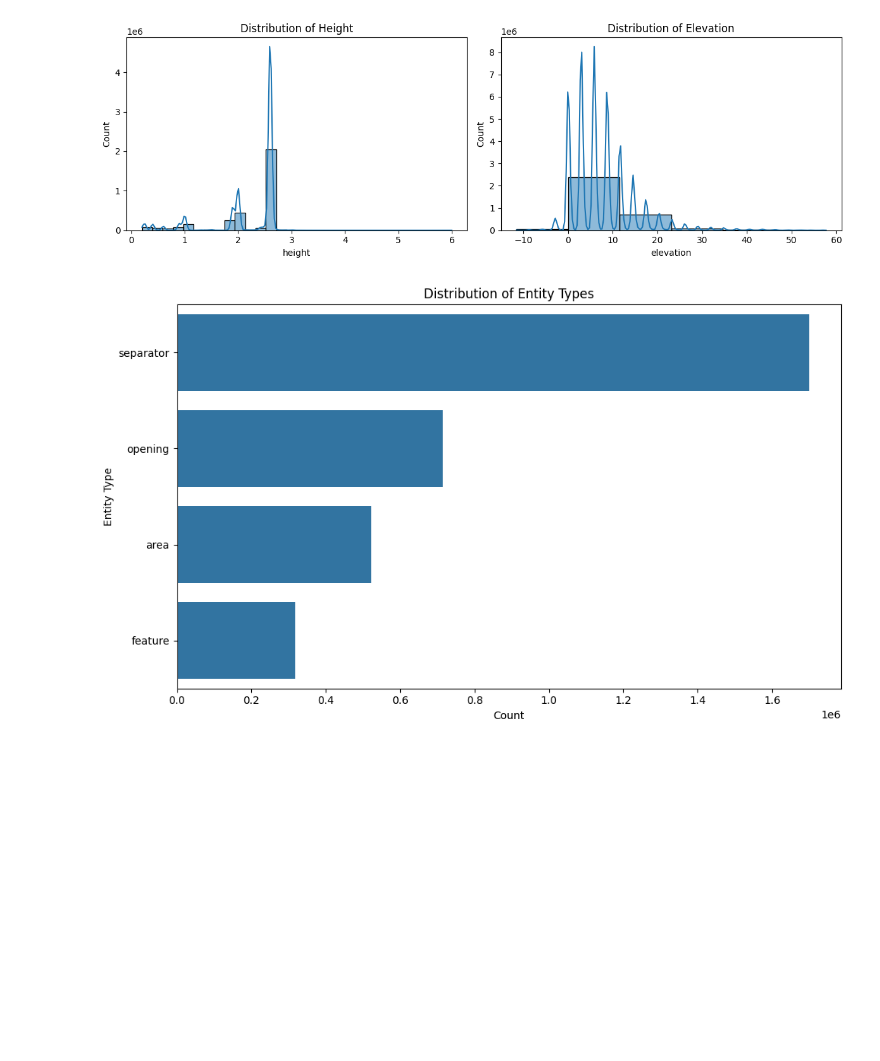
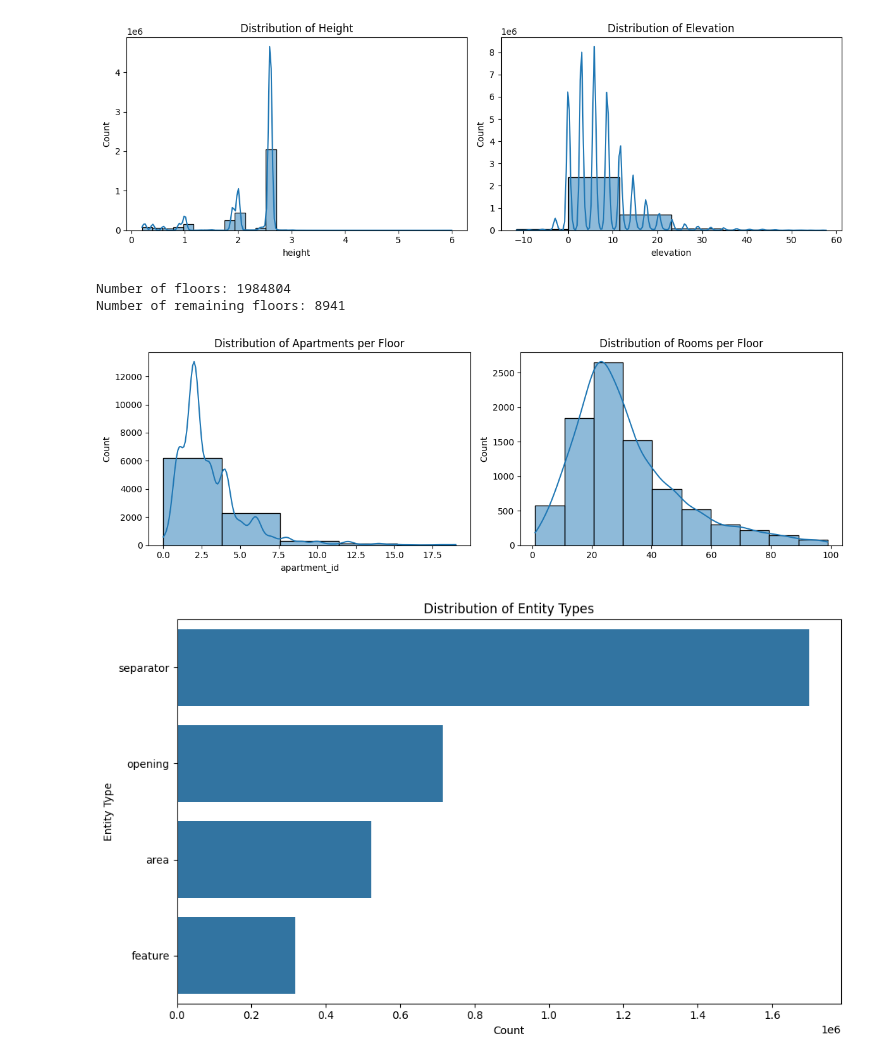
Before and after one commit to snt-arg/msd, a Jupyter notebook: NB - Data Curation 0 - Dataset Exploration.ipynb, the cells around one changed output. Cells and saved outputs as stored; diff of their text form; code cells hidden in the pictures; blank space fills up the shorter version.

Commit message:
add distribution of rooms and apartment per floor

```diff
--- a/NB - Data Curation 0 - Dataset Exploration.ipynb
+++ b/NB - Data Curation 0 - Dataset Exploration.ipynb
@@ -106,6 +106,48 @@ plt.tight_layout()
 plt.show()
 # %% [output]
 [figure]
+# %%
+print(f'Number of floors: {df.floor_id.count()}')
+
+#remove similar floors
+df = gdf.copy()
+
+one_per_plan_floor_ids = df.sort_values('elevation').groupby('plan_id').head(1)['floor_id'].values
+df = df[df['floor_id'].isin(one_per_plan_floor_ids)]
+
+# after plan id selection
+print(f'Number of remaining floors: {df.floor_id.nunique()}')
+
+# group by floor id and count the number of unique apartments_id
+apartments_per_floor = df.groupby(['floor_id'])['apartment_id'].nunique()
+
+# filter rows where entity_type is 'area'
+rooms = df[(df['entity_type'] == 'area')]
+# group by floor_id and count the number of rooms
+rooms_per_floor = rooms.groupby(['floor_id']).size()
+
+# filter floors with more than 500 apartments
+apartments_per_floor = apartments_per_floor[apartments_per_floor < 20]
+# filter floors with more than 500 apartments
+rooms_per_floor = rooms_per_floor[rooms_per_floor < 100]
+
+plt.figure(figsize=(12, 4))
+
+
+plt.subplot(1, 2, 1)
+sns.histplot(apartments_per_floor, bins=5, kde=True)
+plt.title("Distribution of Apartments per Floor")
+
+plt.subplot(1, 2, 2)
+sns.histplot(rooms_per_floor, bins=10, kde=True)
+plt.title("Distribution of Rooms per Floor")
+
+plt.tight_layout()
+plt.show()
+# %% [output]
+Number of floors: 1984804
+Number of remaining floors: 8941
+[figure, added]
 # %%
 entity_counts = gdf['entity_type'].value_counts()
 
```
Also changed, not shown: parts of 7 cells of this notebook.
